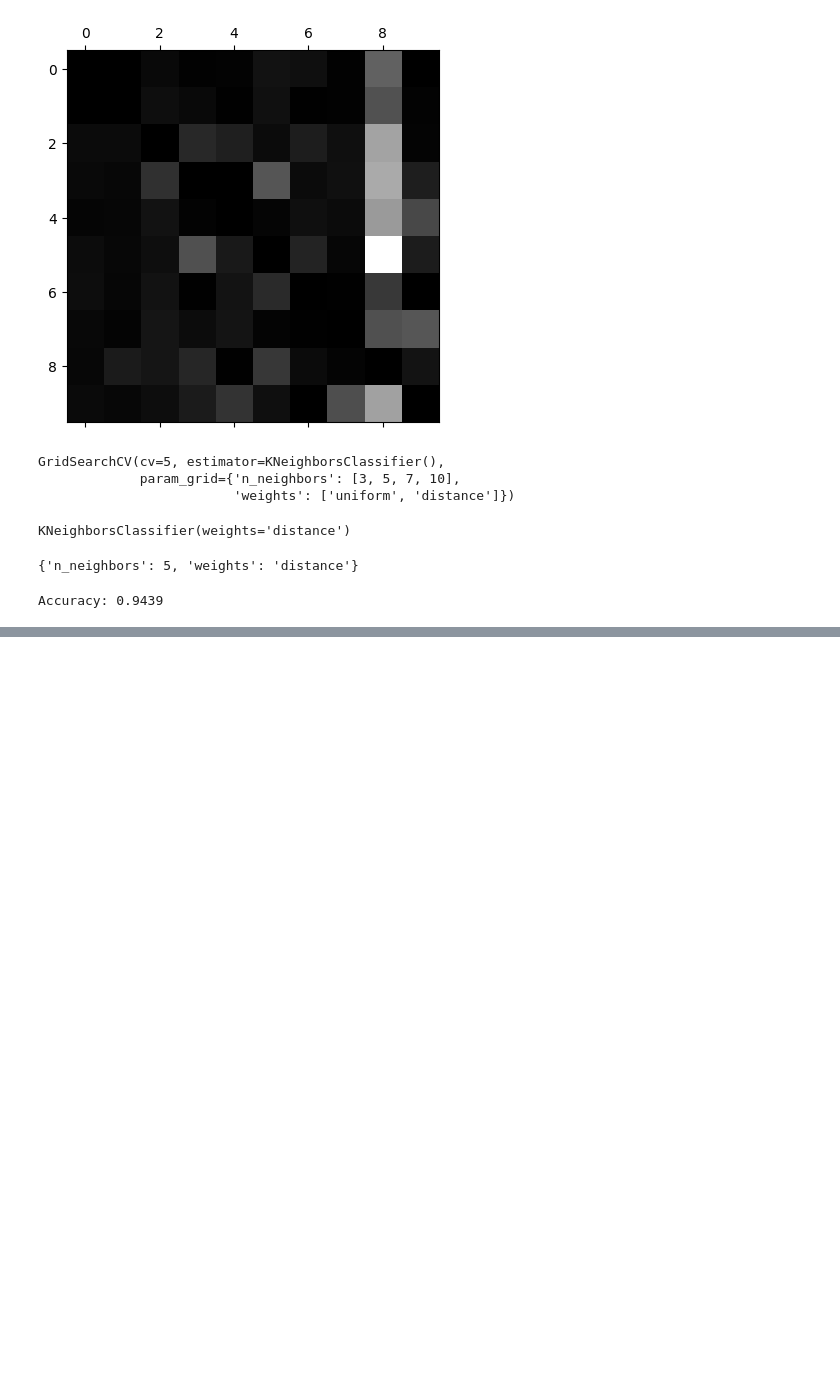
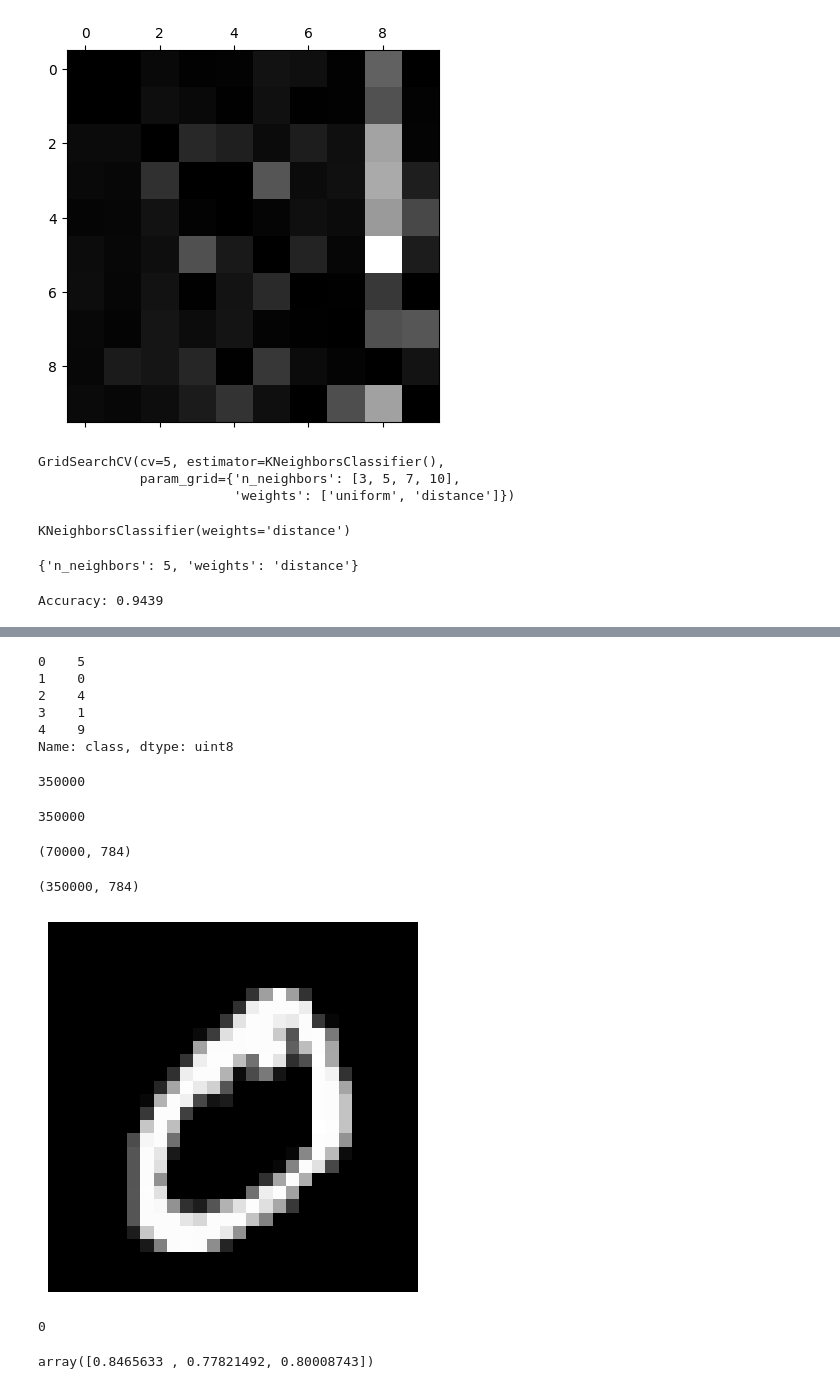
Before and after one commit to S4vyss/machine-learning, a Jupyter notebook: num_pictures/mnist_nums.ipynb, the cells around one changed output, grey strips where cells are left out. Cells and saved outputs as stored; diff of their text form; code cells hidden in the pictures; blank space fills up the shorter version.

```diff
--- a/num_pictures/mnist_nums.ipynb
+++ b/num_pictures/mnist_nums.ipynb
@@ -249,0 +256,32 @@ Accuracy: 0.9439
+# %%
+import pandas as pd
+from scipy.ndimage import shift
+
+shift_down_params = [1, 0]
+shift_up_params = [-1, 0]
+shift_right_params = [0, 1]
+shift_left_params = [0, -1]
+
+# Shifted images in each direction
+shifted_down_images = np.array([shift(image, shift_down_params, cval=0) for image in images])
+shifted_up_images = np.array([shift(image, shift_up_params, cval=0) for image in images])
+shifted_right_images = np.array([shift(image, shift_right_params, cval=0) for image in images])
+shifted_left_images = np.array([shift(image, shift_left_params, cval=0) for image in images])
+
+# Reshape images back to flattened form if desired
+shifted_down_images = shifted_down_images.reshape(-1, 784)
+shifted_up_images = shifted_up_images.reshape(-1, 784)
+shifted_right_images = shifted_right_images.reshape(-1, 784)
+shifted_left_images = shifted_left_images.reshape(-1, 784)
+
+# Create DataFrames with shifted images and labels for each direction
+shifted_down_df = pd.DataFrame(shifted_down_images, columns=X.columns)
+shifted_up_df = pd.DataFrame(shifted_up_images, columns=X.columns)
+shifted_right_df = pd.DataFrame(shifted_right_images, columns=X.columns)
+shifted_left_df = pd.DataFrame(shifted_left_images, columns=X.columns)
+
+X = pd.DataFrame(X)
+
+# Concatenate the shifted DataFrames by rows while preserving the index alignment
+expanded_X = pd.concat([X, shifted_down_df, shifted_up_df, shifted_right_df, shifted_left_df], axis=0, ignore_index=True)
+expanded_y = pd.concat([y, y, y, y, y], axis=0, ignore_index=True)
@@ -249,0 +298,48 @@ Accuracy: 0.9439
+# %%
+expanded_y.head()
+# %% [output]
+0    5
+1    0
+2    4
+3    1
+4    9
+Name: class, dtype: uint8
+# %%
+len(expanded_y)
+# %% [output]
+350000
+# %%
+len(expanded_X)
+# %% [output]
+350000
+# %%
+X.shape
+# %% [output]
+(70000, 784)
+# %%
+expanded_X.shape
+# %% [output]
+(350000, 784)
+# %%
+shifted_down_image_index = 70001  # Index of the shifted image you want to select
+shifted_down_image = expanded_X.iloc[shifted_down_image_index, :]
+
+# Reshape the flattened image back to its original shape (assuming it was a 28x28 image)
+reshaped_shifted_down_image = shifted_down_image.values.reshape(28, 28)
+
+# Visualize the shifted down image
+import matplotlib.pyplot as plt
+plt.imshow(reshaped_shifted_down_image, cmap='gray')
+plt.axis('off')
+plt.show()
+# %% [output]
+[figure, added]
+# %%
+expanded_y[70001]
+# %% [output]
+0
+# %%
+expanded_X_scaled = scaler.fit_transform(expanded_X.astype(np.float64))
+cross_val_score(sgd_clf, expanded_X_scaled, expanded_y, cv=3, scoring="accuracy")
+# %% [output]
+array([0.8465633 , 0.77821492, 0.80008743])
```
Also changed, not shown: parts of 3 cells of this notebook.
